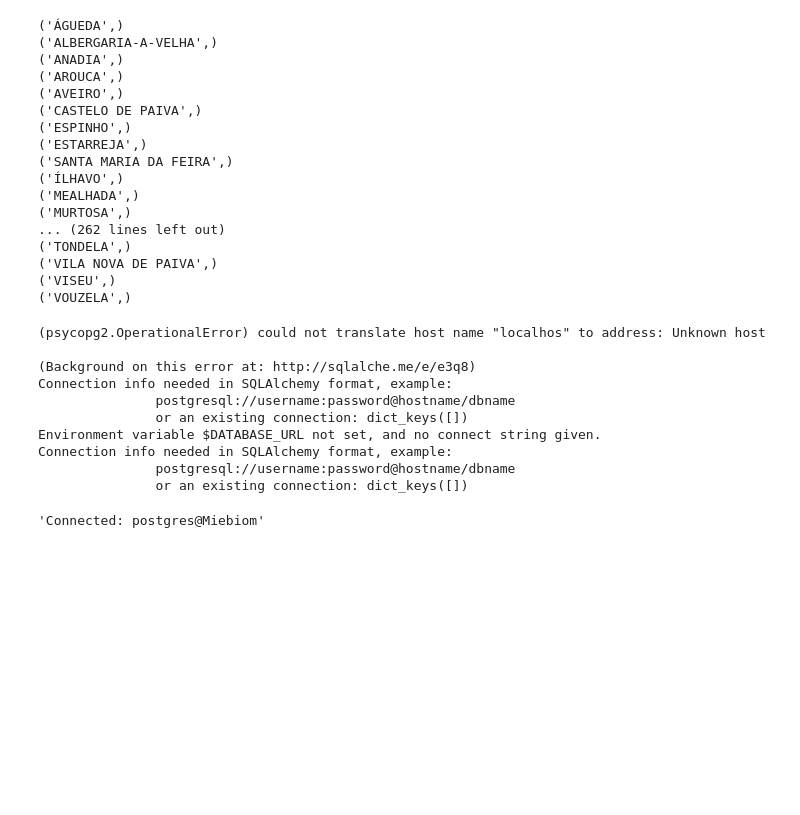
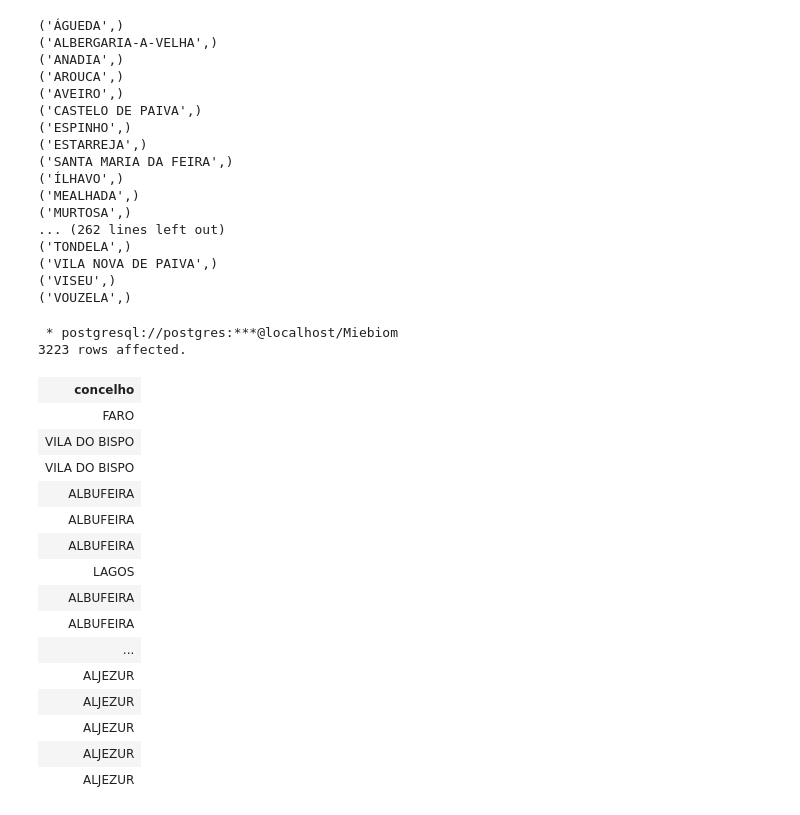
Before and after one commit to ShadowTwin41/EpidemiologiaCovid19, a Jupyter notebook: Andre/SQL/connect_database_postgres.ipynb, the cells around one changed output. Cells and saved outputs as stored; diff of their text form; code cells hidden in the pictures; blank space fills up the shorter version.

```diff
--- a/Andre/SQL/connect_database_postgres.ipynb
+++ b/Andre/SQL/connect_database_postgres.ipynb
@@ -68,32 +68,33 @@ doQuery( myConnection )
 # %%
 #create_engine("postgresql://postgres:1234@localhos/Miebiom")
 import os
 
+
+import os
 user = os.getenv('user')
 password = os.getenv('pass')
-connection_string = "postgresql://postgres:1234@localhos/Miebiom".format(user=user, password=password)
+connection_string = "postgresql://postgres:1234@localhost/Miebiom".format(user=user, password=password)
 %sql $connection_string
 
 
 
 %sql select concelho from "Portugal"
 # %% [output]
-(psycopg2.OperationalError) could not translate host name "localhos" to address: Unknown host
-
-(Background on this error at: http://sqlalche.me/e/e3q8)
-Connection info needed in SQLAlchemy format, example:
-               postgresql://username:password@hostname/dbname
-               or an existing connection: dict_keys([])
-Environment variable $DATABASE_URL not set, and no connect string given.
-Connection info needed in SQLAlchemy format, example:
-               postgresql://username:password@hostname/dbname
-               or an existing connection: dict_keys([])
+ * postgresql://postgres:***@localhost/Miebiom
+3223 rows affected.
+| concelho |
+| FARO |
+| VILA DO BISPO |
+| VILA DO BISPO |
+| ALBUFEIRA |
+| ALBUFEIRA |
+| ALBUFEIRA |
+| LAGOS |
+| ALBUFEIRA |
+| ALBUFEIRA |
+| ... |
+| ALJEZUR |
+| ALJEZUR |
+| ALJEZUR |
+| ALJEZUR |
+| ALJEZUR |
-# %%
-
-import os
-user = os.getenv('user')
-password = os.getenv('pass')
-connection_string = "postgresql://postgres:1234@localhost/Miebiom".format(user=user, password=password)
-%sql $connection_string
-# %% [output]
-'Connected: postgres@Miebiom'
```
Also changed, not shown: parts of 2 cells of this notebook.
